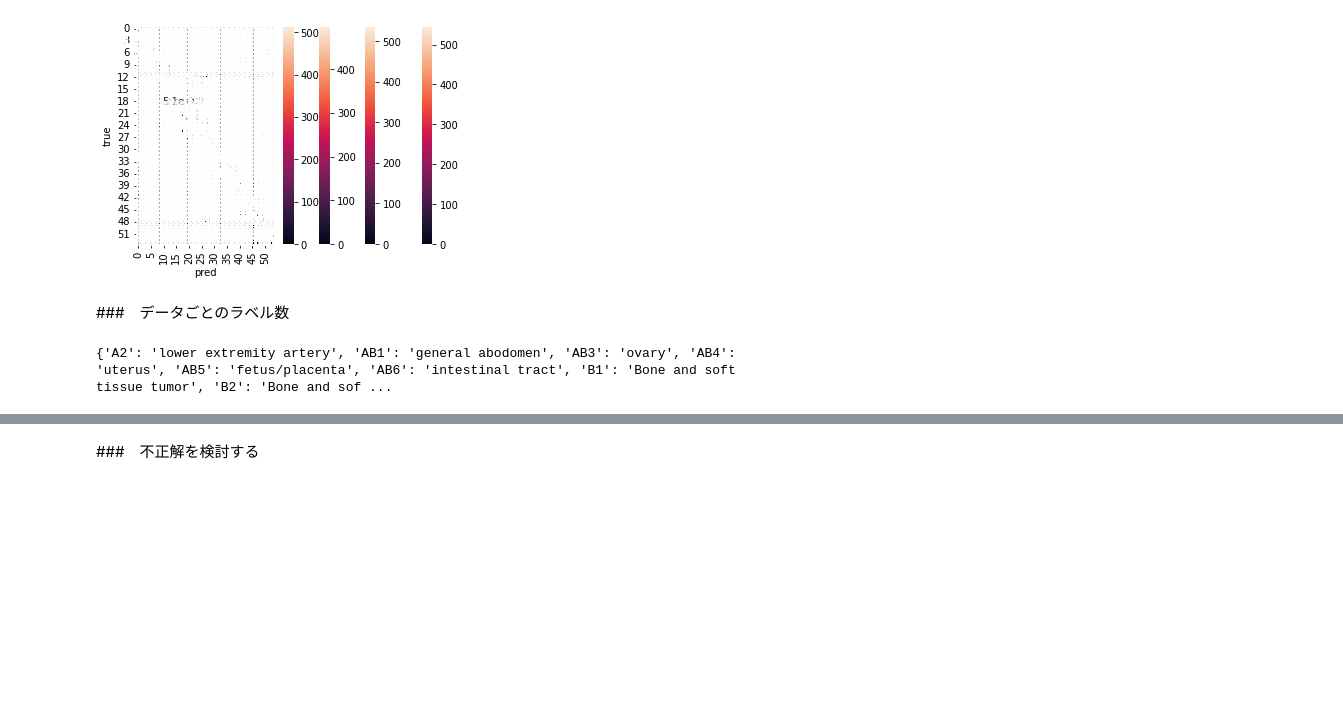
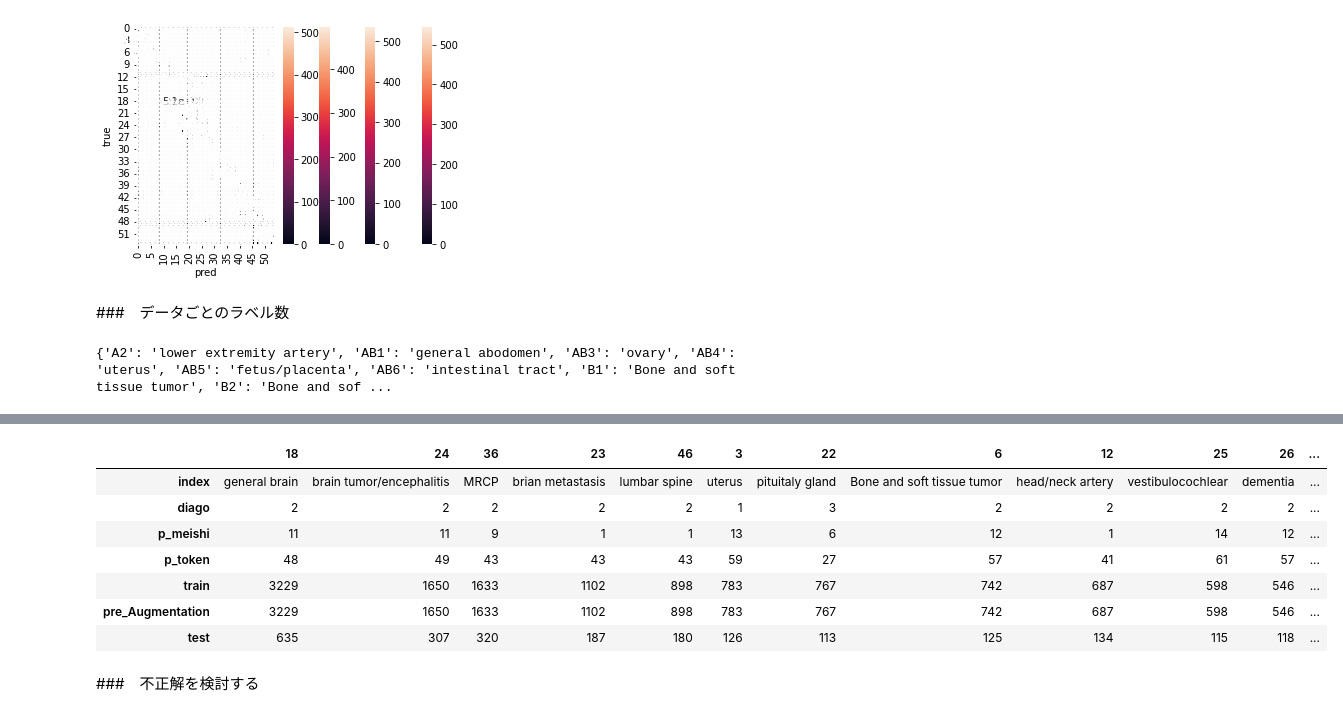
Before and after one commit to mecab-g/MRI, a Jupyter notebook: プロトコール予測/3.3recomendation_comp.ipynb, the cells around one changed output, grey strips where cells are left out. Saved outputs shown, nothing was run; the diff lists cells and outputs as text; code cells hidden in the pictures; blank space fills up the shorter version.

```diff
--- a/プロトコール予測/3.3recomendation_comp.ipynb
+++ b/プロトコール予測/3.3recomendation_comp.ipynb
@@ -86,7 +77,9 @@ meishi_num = df_train['ft_purpose'].map(len)
 token_num =  df_train['sB_purpose'].map(len)
 
 num_df = pd.DataFrame(list(zip(label,diago_num, meishi_num,token_num)), columns = ['label','diago','p_meishi','p_token'])
-print(num_df.groupby('label').mean())
+a=num_df.groupby('label').mean().reset_index()
+a=a.replace(dic).rename(columns={'label': 'index'})
+a
 #print(num_df.groupby('label').max())
 #print(num_df.groupby('label').min())
 # %% [output]
@@ -649,3 +649,15 @@ count_df.replace(dic)
+# %%
+c=pd.merge(a,b, on='index').sort_values('train', ascending=False).T
+c
+# %% [output]
+|  | 18 | 24 | 36 | 23 | 46 | 3 | 22 | 6 | 12 | 25 | 26 | ... |
+| index | general brain | brain tumor/encephalitis | MRCP | brian metastasis | lumbar spine | uterus | pituitaly gland | Bone and soft tissue tumor | head/neck artery | vestibulocochlear | dementia | ... |
+| diago | 2 | 2 | 2 | 2 | 2 | 1 | 3 | 2 | 2 | 2 | 2 | ... |
+| p_meishi | 11 | 11 | 9 | 1 | 1 | 13 | 6 | 12 | 1 | 14 | 12 | ... |
+| p_token | 48 | 49 | 43 | 43 | 43 | 59 | 27 | 57 | 41 | 61 | 57 | ... |
+| train | 3229 | 1650 | 1633 | 1102 | 898 | 783 | 767 | 742 | 687 | 598 | 546 | ... |
+| pre_Augmentation | 3229 | 1650 | 1633 | 1102 | 898 | 783 | 767 | 742 | 687 | 598 | 546 | ... |
+| test | 635 | 307 | 320 | 187 | 180 | 126 | 113 | 125 | 134 | 115 | 118 | ... |
 # %% [markdown]
 ###　不正解を検討する
 # %%
```
Also changed, not shown: parts of 19 cells of this notebook, 4 other files.
